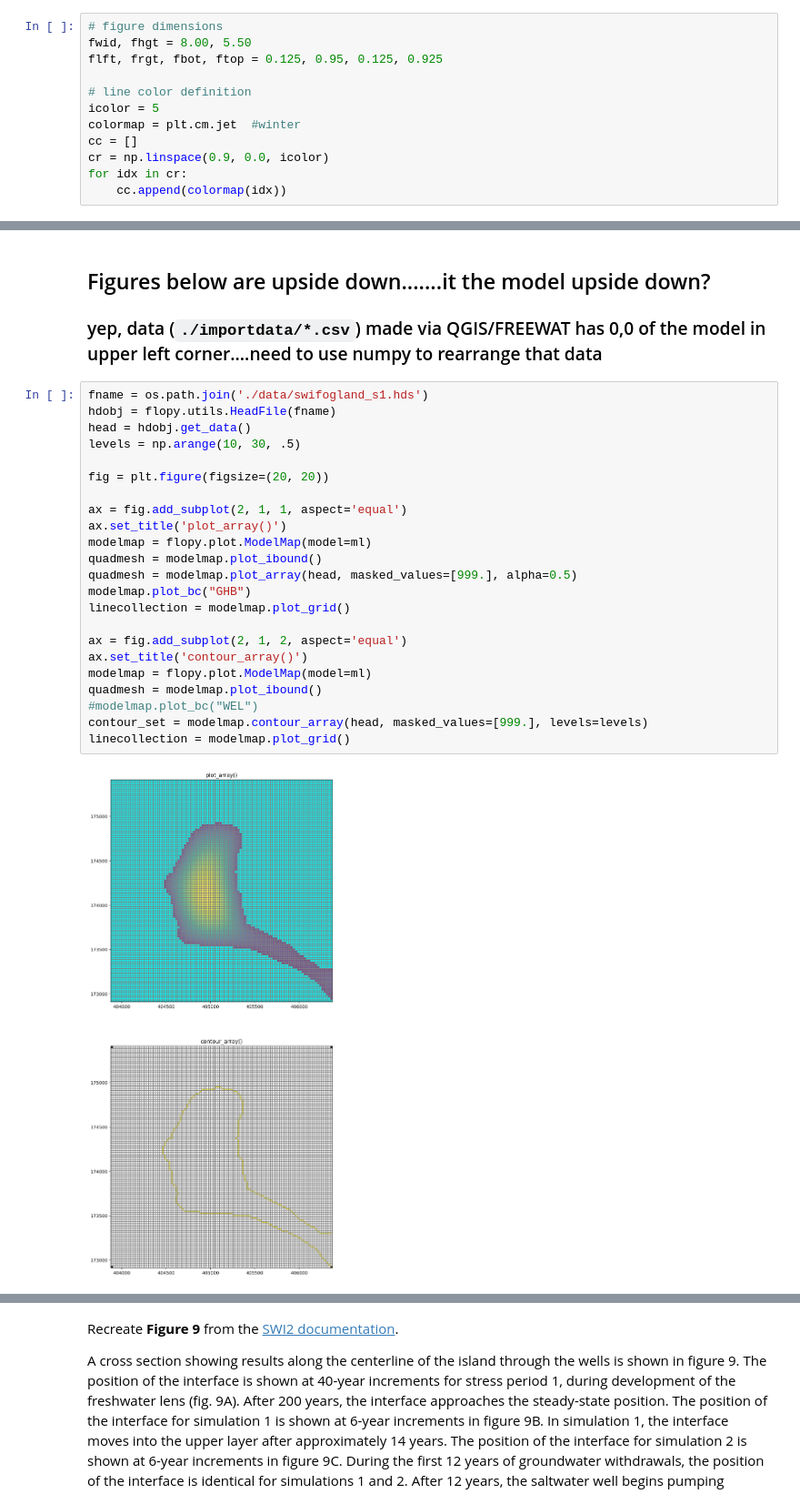
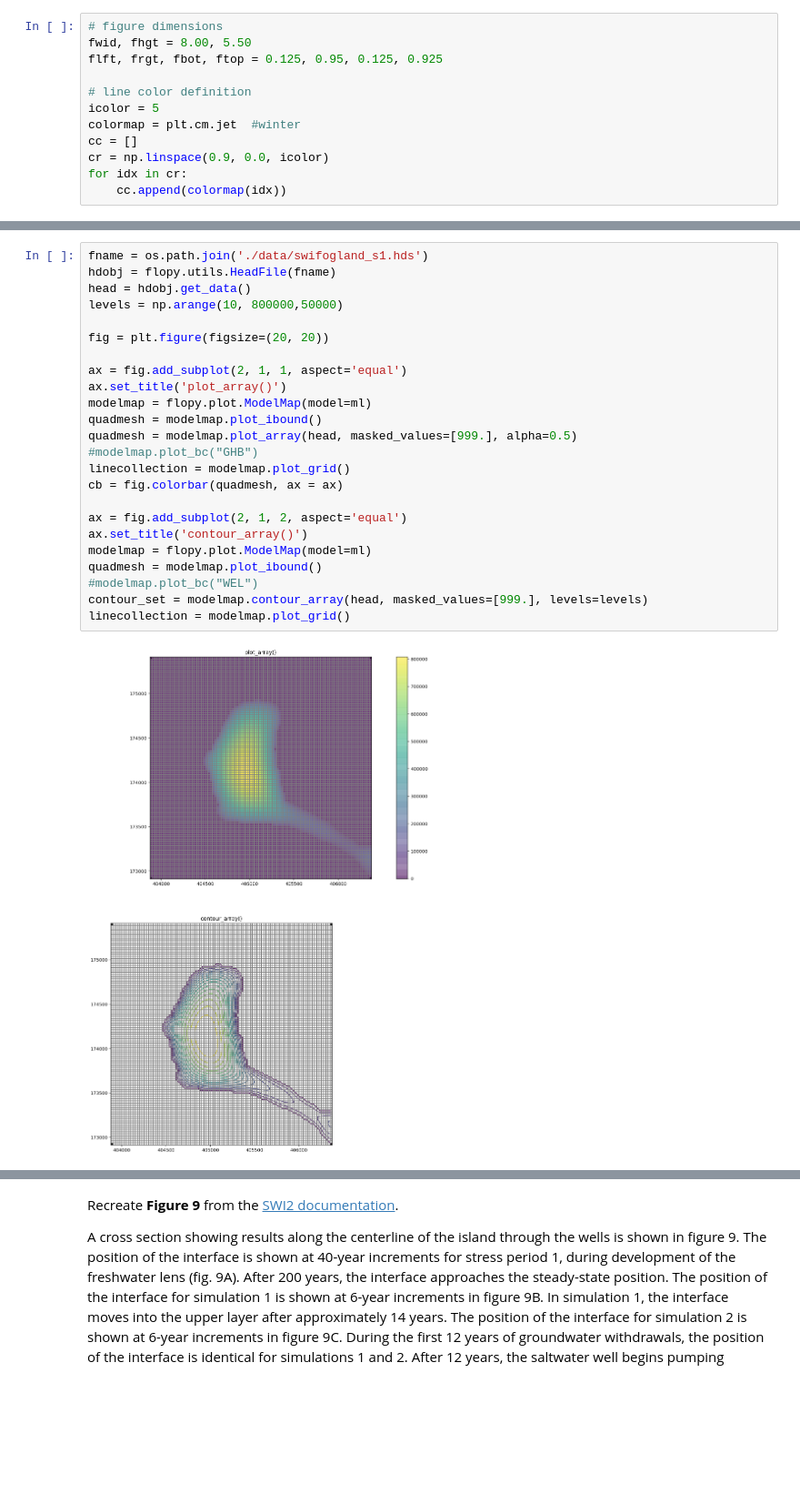
Before and after one commit to spencerbh/Fogland, a Jupyter notebook: flopy3_SWI2_Fogland_UNIX_pixel.ipynb, the cells around one changed output, grey strips where cells are left out. Shown at 91% size. Drawn from its saved outputs; the diff is of its cells as text; blank space fills up the shorter version.

```diff
--- a/flopy3_SWI2_Fogland_UNIX_pixel.ipynb
+++ b/flopy3_SWI2_Fogland_UNIX_pixel.ipynb
@@ -459,29 +507,26 @@ ax.set_ylim(-10,40)
-# %% [markdown]
-## Figures below are upside down.......it the model upside down?
-
-### yep, data (`./importdata/*.csv`) made via QGIS/FREEWAT has 0,0 of the model in upper left corner....need to use numpy to rearrange that data
 # %%
 fname = os.path.join('./data/swifogland_s1.hds')
 hdobj = flopy.utils.HeadFile(fname)
 head = hdobj.get_data()
-levels = np.arange(10, 30, .5)
+levels = np.arange(10, 800000,50000)
 
 fig = plt.figure(figsize=(20, 20))
 
 ax = fig.add_subplot(2, 1, 1, aspect='equal')
 ax.set_title('plot_array()')
 modelmap = flopy.plot.ModelMap(model=ml)
 quadmesh = modelmap.plot_ibound()
 quadmesh = modelmap.plot_array(head, masked_values=[999.], alpha=0.5)
-modelmap.plot_bc("GHB")
+#modelmap.plot_bc("GHB")
 linecollection = modelmap.plot_grid()
+cb = fig.colorbar(quadmesh, ax = ax)
 
 ax = fig.add_subplot(2, 1, 2, aspect='equal')
 ax.set_title('contour_array()')
 modelmap = flopy.plot.ModelMap(model=ml)
 quadmesh = modelmap.plot_ibound()
 #modelmap.plot_bc("WEL")
 contour_set = modelmap.contour_array(head, masked_values=[999.], levels=levels)
 linecollection = modelmap.plot_grid()
 # %% [output]
-[figure, old version]
+[figure, new version]
```
Also changed, not shown: parts of 22 cells of this notebook.
